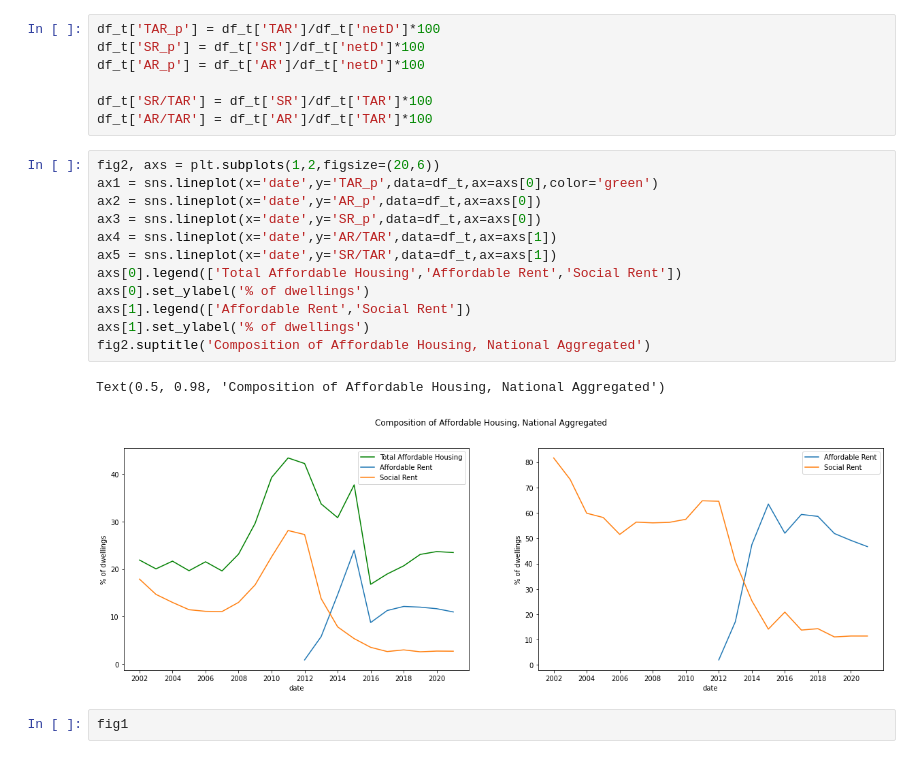
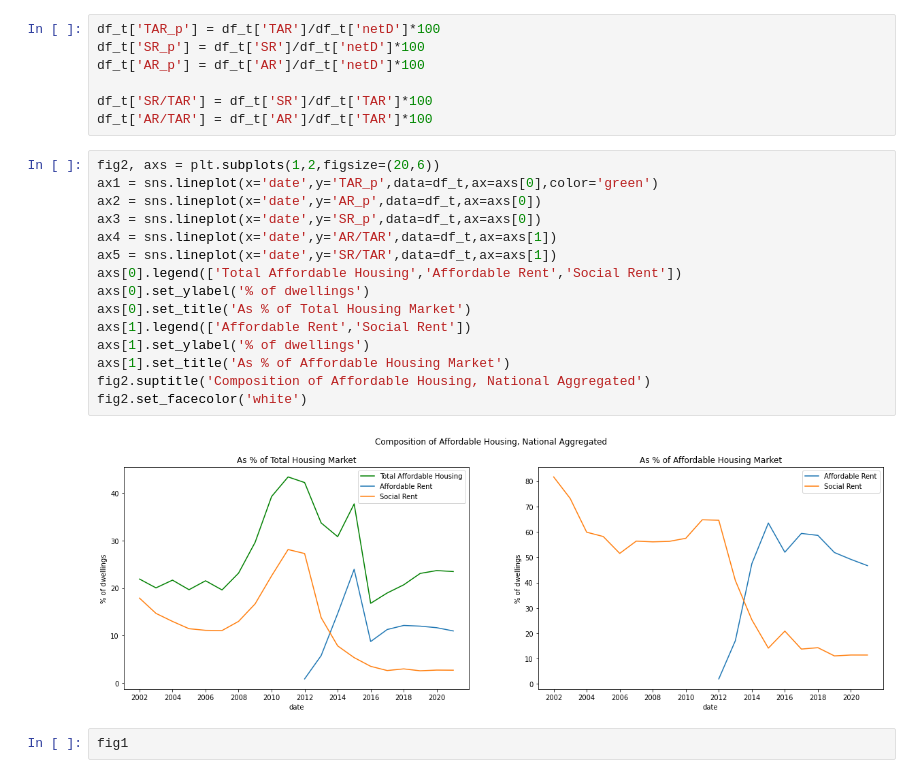
Before and after one commit to potato-bit/RA, a Jupyter notebook: cleaned datasets/analysis_h6.ipynb, the cells around one changed output. Cells and saved outputs as stored; diff of their text form.

```diff
--- a/cleaned datasets/analysis_h6.ipynb
+++ b/cleaned datasets/analysis_h6.ipynb
@@ -449,18 +461,20 @@ df_t['AR/TAR'] = df_t['AR']/df_t['TAR']*100
 # %%
 fig2, axs = plt.subplots(1,2,figsize=(20,6))
 ax1 = sns.lineplot(x='date',y='TAR_p',data=df_t,ax=axs[0],color='green')
 ax2 = sns.lineplot(x='date',y='AR_p',data=df_t,ax=axs[0])
 ax3 = sns.lineplot(x='date',y='SR_p',data=df_t,ax=axs[0])
 ax4 = sns.lineplot(x='date',y='AR/TAR',data=df_t,ax=axs[1])
 ax5 = sns.lineplot(x='date',y='SR/TAR',data=df_t,ax=axs[1])
 axs[0].legend(['Total Affordable Housing','Affordable Rent','Social Rent'])
 axs[0].set_ylabel('% of dwellings')
+axs[0].set_title('As % of Total Housing Market')
 axs[1].legend(['Affordable Rent','Social Rent'])
 axs[1].set_ylabel('% of dwellings')
+axs[1].set_title('As % of Affordable Housing Market')
 fig2.suptitle('Composition of Affordable Housing, National Aggregated')
+fig2.set_facecolor('white')
 # %% [output]
-Text(0.5, 0.98, 'Composition of Affordable Housing, National Aggregated')
-[figure, old version]
+[figure, new version]
 # %%
 fig1
 # %% [output]
```
Also changed, not shown: parts of 9 cells of this notebook, 1 other file.
